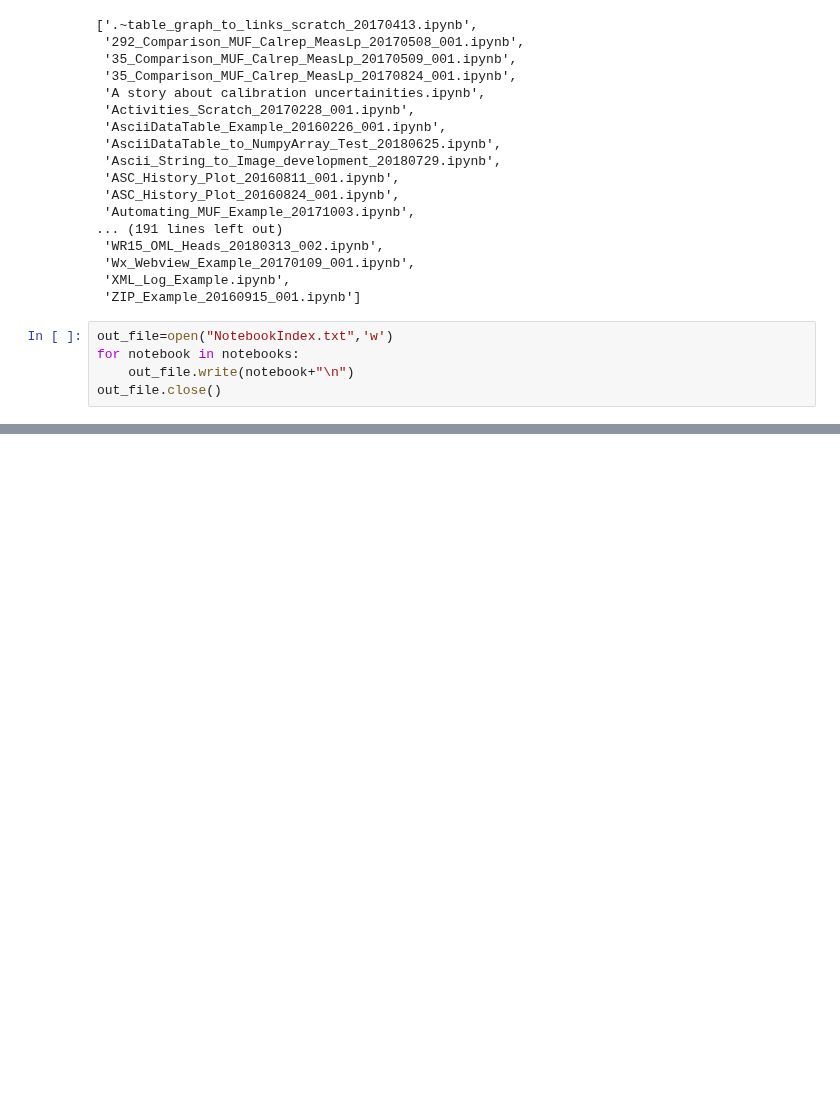
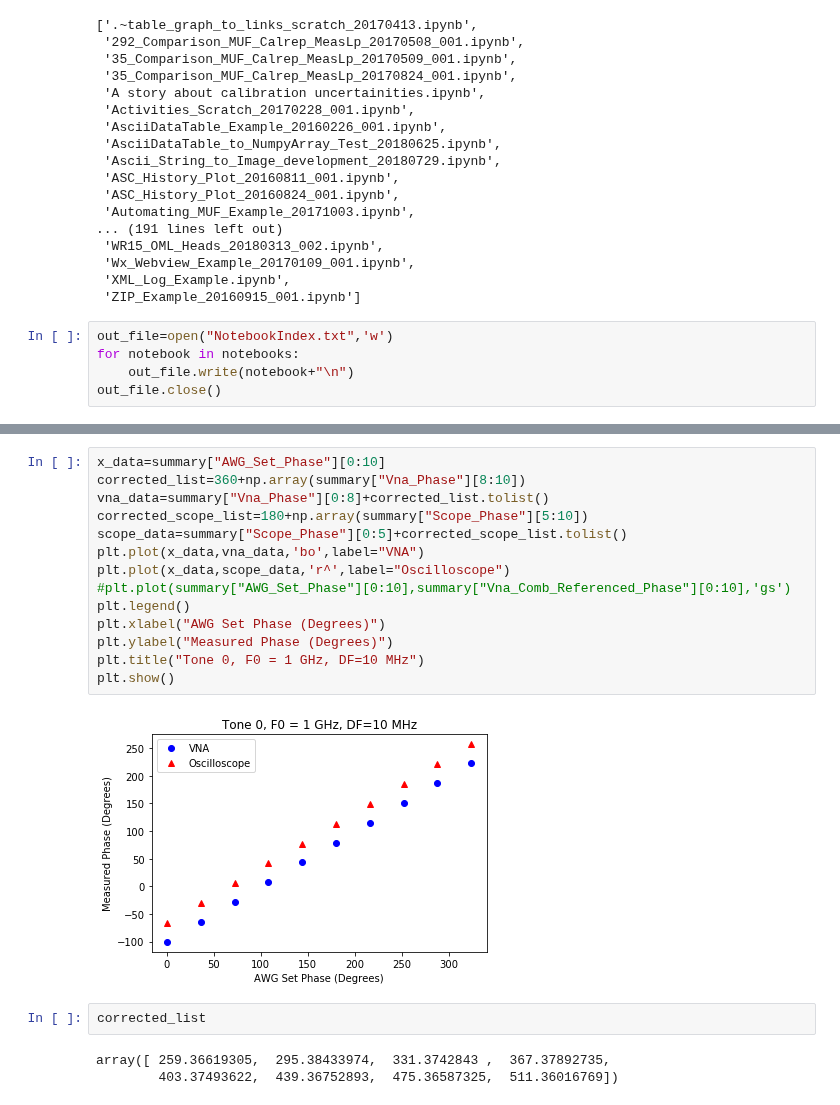
Before and after one commit to aricsanders/Jupyter-Notebooks, a Jupyter notebook: Untitled.ipynb, the cells around one changed output, grey strips where cells are left out. Cells and saved outputs as stored; diff of their text form; blank space fills up the shorter version.

```diff
--- a/Untitled.ipynb
+++ b/Untitled.ipynb
@@ -85,0 +119,21 @@ out_file.close()
+# %%
+x_data=summary["AWG_Set_Phase"][0:10]
+corrected_list=360+np.array(summary["Vna_Phase"][8:10])
+vna_data=summary["Vna_Phase"][0:8]+corrected_list.tolist()
+corrected_scope_list=180+np.array(summary["Scope_Phase"][5:10])
+scope_data=summary["Scope_Phase"][0:5]+corrected_scope_list.tolist()
+plt.plot(x_data,vna_data,'bo',label="VNA")
+plt.plot(x_data,scope_data,'r^',label="Oscilloscope")
+#plt.plot(summary["AWG_Set_Phase"][0:10],summary["Vna_Comb_Referenced_Phase"][0:10],'gs')
+plt.legend()
+plt.xlabel("AWG Set Phase (Degrees)")
+plt.ylabel("Measured Phase (Degrees)")
+plt.title("Tone 0, F0 = 1 GHz, DF=10 MHz")
+plt.show()
+# %% [output]
+[figure, added]
+# %%
+corrected_list
+# %% [output]
+array([ 259.36619305,  295.38433974,  331.3742843 ,  367.37892735,
+        403.37493622,  439.36752893,  475.36587325,  511.36016769])
```
Also changed, not shown: parts of 18 cells of this notebook, 5 other files.
